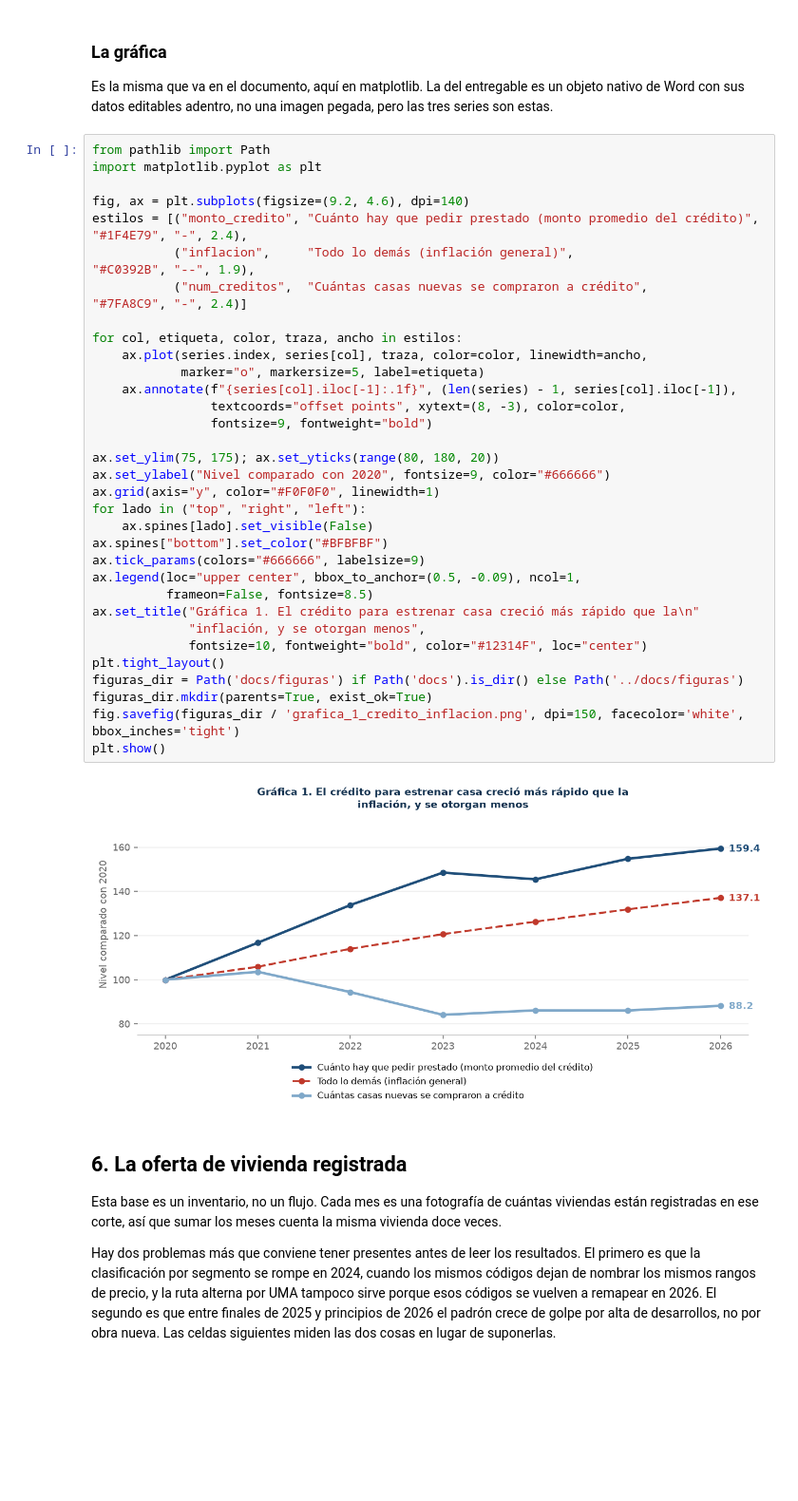
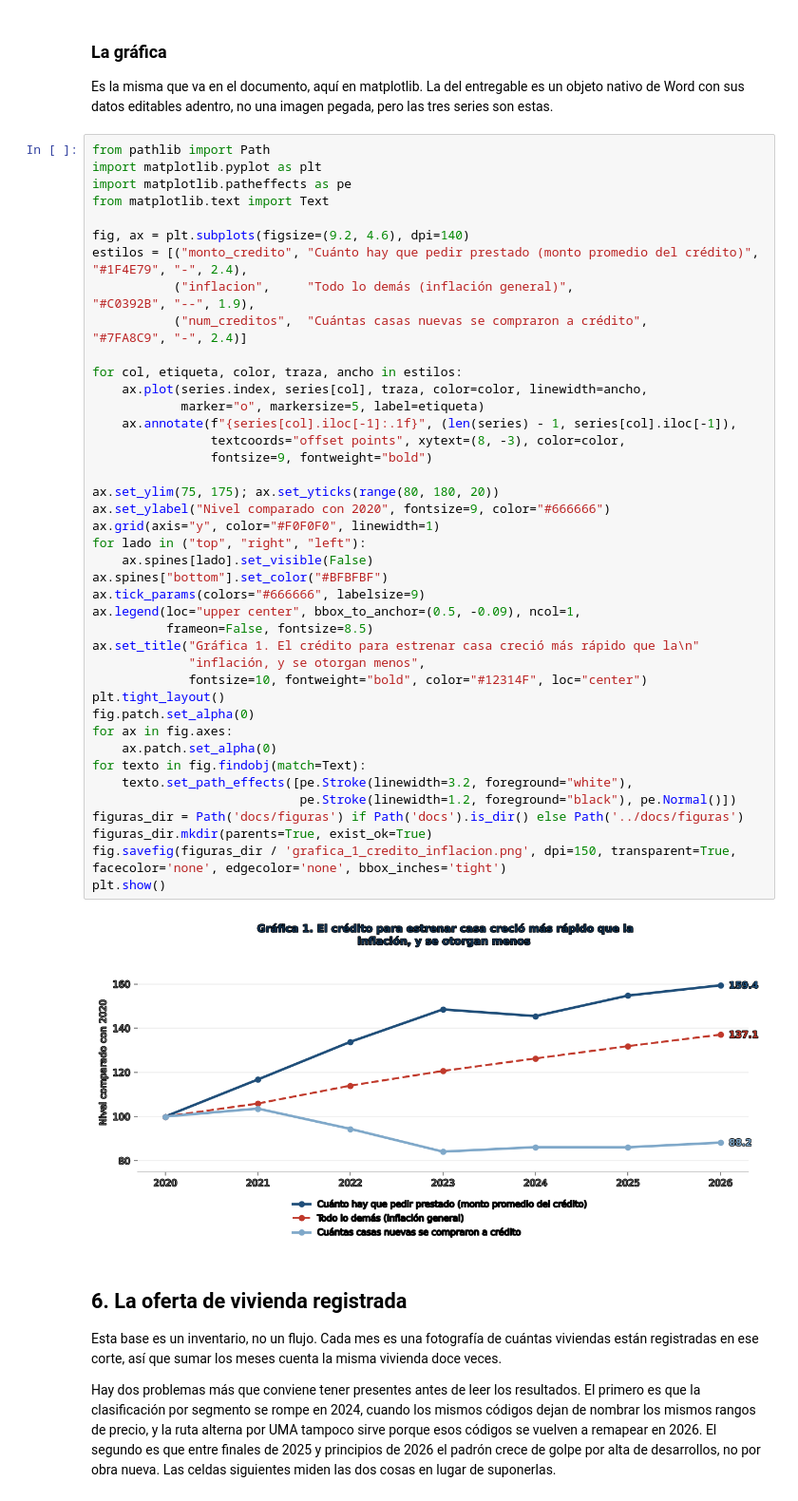
Before and after one commit to alexmufe/vivienda-nueva-mexico, a Jupyter notebook: notebooks/vivienda_nueva.ipynb, the cells around one changed output. Shown at 95% size. Drawn from its saved outputs; the diff is of its cells as text; blank space fills up the shorter version.

```diff
--- a/notebooks/vivienda_nueva.ipynb
+++ b/notebooks/vivienda_nueva.ipynb
@@ -683,38 +683,46 @@ Es la misma que va en el documento, aquí en matplotlib. La del entregable es un
 # %%
 from pathlib import Path
 import matplotlib.pyplot as plt
+import matplotlib.patheffects as pe
+from matplotlib.text import Text
 
 fig, ax = plt.subplots(figsize=(9.2, 4.6), dpi=140)
 estilos = [("monto_credito", "Cuánto hay que pedir prestado (monto promedio del crédito)", "#1F4E79", "-", 2.4),
            ("inflacion",     "Todo lo demás (inflación general)",                          "#C0392B", "--", 1.9),
            ("num_creditos",  "Cuántas casas nuevas se compraron a crédito",                "#7FA8C9", "-", 2.4)]
 
 for col, etiqueta, color, traza, ancho in estilos:
     ax.plot(series.index, series[col], traza, color=color, linewidth=ancho,
             marker="o", markersize=5, label=etiqueta)
     ax.annotate(f"{series[col].iloc[-1]:.1f}", (len(series) - 1, series[col].iloc[-1]),
                 textcoords="offset points", xytext=(8, -3), color=color,
                 fontsize=9, fontweight="bold")
 
 ax.set_ylim(75, 175); ax.set_yticks(range(80, 180, 20))
 ax.set_ylabel("Nivel comparado con 2020", fontsize=9, color="#666666")
 ax.grid(axis="y", color="#F0F0F0", linewidth=1)
 for lado in ("top", "right", "left"):
     ax.spines[lado].set_visible(False)
 ax.spines["bottom"].set_color("#BFBFBF")
 ax.tick_params(colors="#666666", labelsize=9)
 ax.legend(loc="upper center", bbox_to_anchor=(0.5, -0.09), ncol=1,
           frameon=False, fontsize=8.5)
 ax.set_title("Gráfica 1. El crédito para estrenar casa creció más rápido que la\n"
              "inflación, y se otorgan menos",
              fontsize=10, fontweight="bold", color="#12314F", loc="center")
 plt.tight_layout()
+fig.patch.set_alpha(0)
+for ax in fig.axes:
+    ax.patch.set_alpha(0)
+for texto in fig.findobj(match=Text):
+    texto.set_path_effects([pe.Stroke(linewidth=3.2, foreground="white"),
+                            pe.Stroke(linewidth=1.2, foreground="black"), pe.Normal()])
 figuras_dir = Path('docs/figuras') if Path('docs').is_dir() else Path('../docs/figuras')
 figuras_dir.mkdir(parents=True, exist_ok=True)
-fig.savefig(figuras_dir / 'grafica_1_credito_inflacion.png', dpi=150, facecolor='white', bbox_inches='tight')
+fig.savefig(figuras_dir / 'grafica_1_credito_inflacion.png', dpi=150, transparent=True, facecolor='none', edgecolor='none', bbox_inches='tight')
 plt.show()
 # %% [output]
-[figure, old version]
+[figure, new version]
 # %% [markdown]
 ## 6. La oferta de vivienda registrada
 
```
Also changed, not shown: 1 other file.
